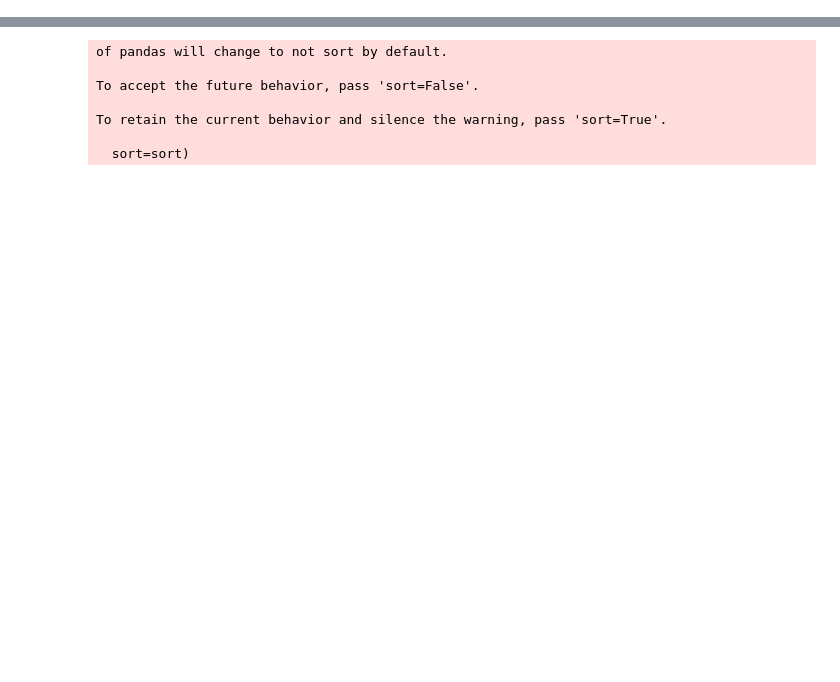
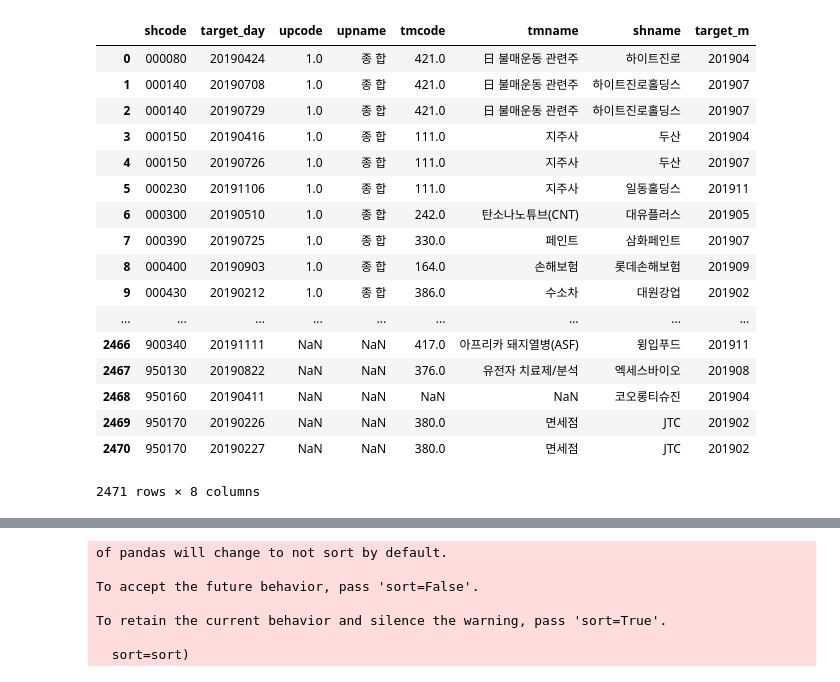
Before and after one commit to KIMJUNYOUNG0125/Strategy, a Jupyter notebook: 01-3.find_triger_uptm_anal.ipynb, the cells around one changed output, grey strips where cells are left out. Drawn from its saved outputs; the diff is of its cells as text; code cells hidden in the pictures; blank space fills up the shorter version.

```diff
--- a/01-3.find_triger_uptm_anal.ipynb
+++ b/01-3.find_triger_uptm_anal.ipynb
@@ -47,0 +102,21 @@ df = pd.merge(df, shcode_list, how = 'left', on = ['shcode'])
+# %%
+df
+# %% [output]
+|  | shcode | target_day | upcode | upname | tmcode | tmname | shname | target_m |
+| 0 | 000080 | 20190424 | 1.0 | 종 합 | 421.0 | 日 불매운동 관련주 | 하이트진로 | 201904 |
+| 1 | 000140 | 20190708 | 1.0 | 종 합 | 421.0 | 日 불매운동 관련주 | 하이트진로홀딩스 | 201907 |
+| 2 | 000140 | 20190729 | 1.0 | 종 합 | 421.0 | 日 불매운동 관련주 | 하이트진로홀딩스 | 201907 |
+| 3 | 000150 | 20190416 | 1.0 | 종 합 | 111.0 | 지주사 | 두산 | 201904 |
+| 4 | 000150 | 20190726 | 1.0 | 종 합 | 111.0 | 지주사 | 두산 | 201907 |
+| 5 | 000230 | 20191106 | 1.0 | 종 합 | 111.0 | 지주사 | 일동홀딩스 | 201911 |
+| 6 | 000300 | 20190510 | 1.0 | 종 합 | 242.0 | 탄소나노튜브(CNT) | 대유플러스 | 201905 |
+| 7 | 000390 | 20190725 | 1.0 | 종 합 | 330.0 | 페인트 | 삼화페인트 | 201907 |
+| 8 | 000400 | 20190903 | 1.0 | 종 합 | 164.0 | 손해보험 | 롯데손해보험 | 201909 |
+| 9 | 000430 | 20190212 | 1.0 | 종 합 | 386.0 | 수소차 | 대원강업 | 201902 |
+| ... | ... | ... | ... | ... | ... | ... | ... | ... |
+| 2466 | 900340 | 20191111 | NaN | NaN | 417.0 | 아프리카 돼지열병(ASF) | 윙입푸드 | 201911 |
+| 2467 | 950130 | 20190822 | NaN | NaN | 376.0 | 유전자 치료제/분석 | 엑세스바이오 | 201908 |
+| 2468 | 950160 | 20190411 | NaN | NaN | NaN | NaN | 코오롱티슈진 | 201904 |
+| 2469 | 950170 | 20190226 | NaN | NaN | 380.0 | 면세점 | JTC | 201902 |
+| 2470 | 950170 | 20190227 | NaN | NaN | 380.0 | 면세점 | JTC | 201902 |
+2471 rows × 8 columns
```
Also changed, not shown: parts of 30 cells of this notebook, 5 other files.
